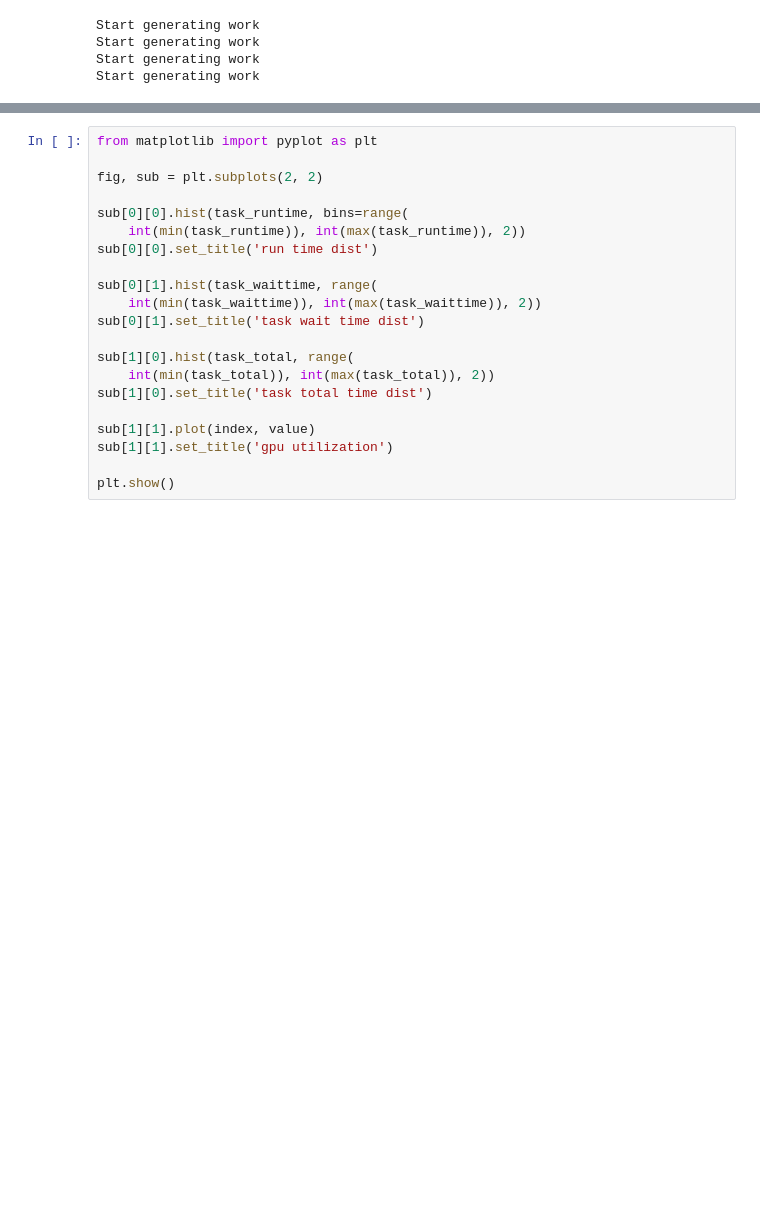
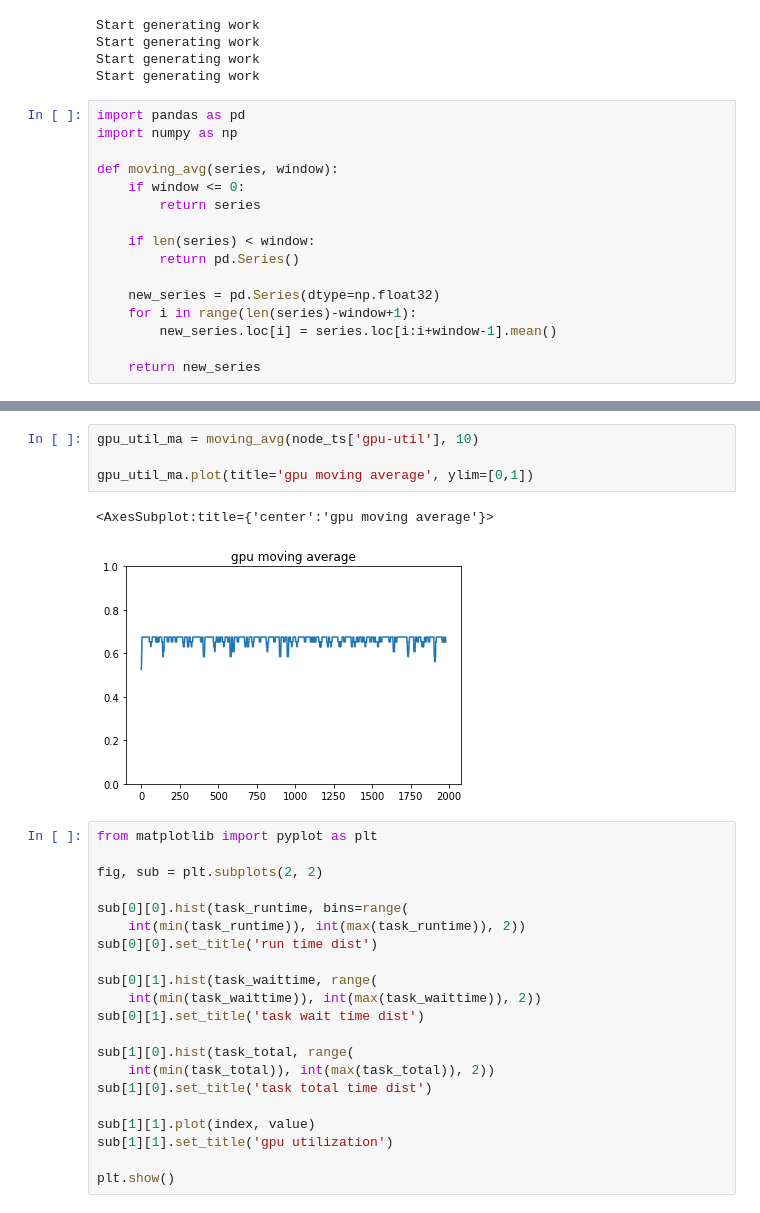
Before and after one commit to hxy9243/scheduler-simulator, a Jupyter notebook: jupyterbook/closed_sim.ipynb, the cells around one changed output, grey strips where cells are left out. Saved outputs shown, nothing was run; the diff lists cells and outputs as text; blank space fills up the shorter version.

Commit message:
update: add moving avg to notebook

```diff
--- a/jupyterbook/closed_sim.ipynb
+++ b/jupyterbook/closed_sim.ipynb
@@ -23,6 +23,22 @@ Start generating work
 Start generating work
 Start generating work
 Start generating work
+# %%
+import pandas as pd
+import numpy as np
+
+def moving_avg(series, window):
+    if window <= 0:
+        return series
+
+    if len(series) < window:
+        return pd.Series()
+
+    new_series = pd.Series(dtype=np.float32)
+    for i in range(len(series)-window+1):
+        new_series.loc[i] = series.loc[i:i+window-1].mean()
+
+    return new_series
 # %%
 node_stats = sim.nodes[0].records
 display(node_stats.loc[:, ('gpu-util', 'task')].head(10))
@@ -60,3 +76,10 @@ node_ts['gpu-util'].plot(title='gpu average util: %.2f' % mean['gpu-util'])
+# %%
+gpu_util_ma = moving_avg(node_ts['gpu-util'], 10)
+
+gpu_util_ma.plot(title='gpu moving average', ylim=[0,1])
+# %% [output]
+<AxesSubplot:title={'center':'gpu moving average'}>
+[figure, added]
 # %%
 from matplotlib import pyplot as plt
 
```
Also changed, not shown: parts of 4 cells of this notebook.
